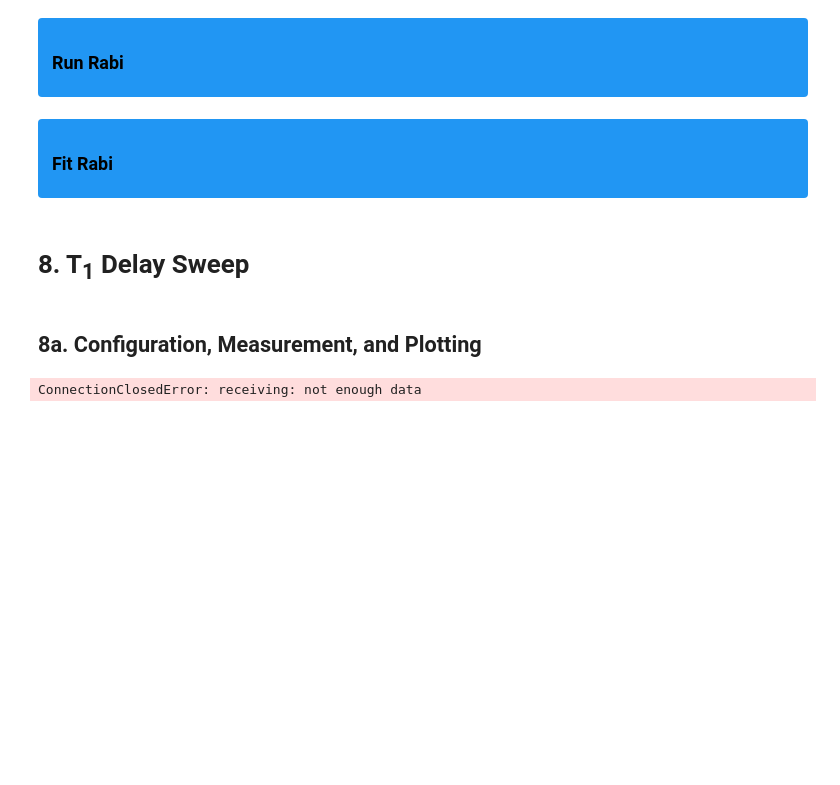
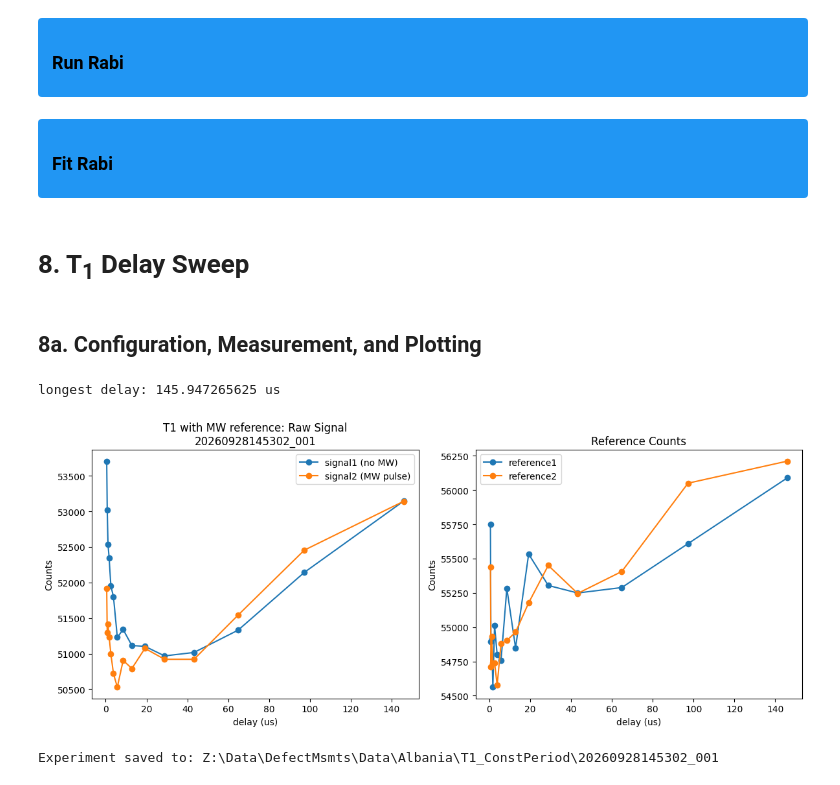
Before and after one commit to jeree-m/qick-dawg, a Jupyter notebook: jupyter_notebooks/ODMR_Rabi_T1.ipynb, the cells around one changed output. Cells and saved outputs as stored; diff of their text form; code cells hidden in the pictures; blank space fills up the shorter version.

```diff
--- a/jupyter_notebooks/ODMR_Rabi_T1.ipynb
+++ b/jupyter_notebooks/ODMR_Rabi_T1.ipynb
@@ -616,12 +727,12 @@ config = copy(default_config)
 # ---- Experimental Parameters (knobs) ----
 laser_power = 70
 mw_gain = 4000
-resonance_fMHz = 2080        # set to your ODMR dip center
+resonance_fMHz = 2840
 mw_pulse_tns = 3000          # long saturating pulse, no Rabi needed
 delay_start_tus = 0.5
-delay_stop_tus = 65
-scaling_factor = '5/4'
-reps = 200000
+delay_stop_tus = 100
+scaling_factor = '3/2'
+reps = 500000
 
 # ---- Setup ----
 SetPower(laser_power)
@@ -631,12 +742,12 @@ config.mw_fMHz = resonance_fMHz
 config.mw_pi2_tns = mw_pulse_tns / 2   # code plays 2 x pi2 back to back
 
 config.pre_init = True
-config.relax_delay_treg = 6150
+config.relax_delay_treg = 400
 config.laser_on_tus = 15
-config.readout_integration_tus = 2
-config.readout_reference_start_tus = 12
+config.readout_integration_tns = 50
+config.readout_reference_start_tus = 10
 config.mw_readout_delay_treg = 35
-config.laser_readout_offset_treg = 206
+config.laser_readout_offset_treg = 140
 
 config.add_exponential_sweep('delay', 'tus', start=delay_start_tus, stop=delay_stop_tus, scaling_factor=scaling_factor)
 config.reps = reps
@@ -664,8 +775,8 @@ params = {
     "scaling_factor": scaling_factor,
     "relax_delay_treg": config.relax_delay_treg,
     "laser_on_tus": config.laser_on_tus,
-    "readout_integration_tus": config.readout_integration_tus,
-    "readout_reference_start_tus": config.readout_reference_start_tus,
+    "readout_integration_tns": config.readout_integration_tns,
+    "readout_reference_start_tns": config.readout_reference_start_tns,
     "mw_readout_delay_treg": config.mw_readout_delay_treg,
     "laser_readout_offset_treg": config.laser_readout_offset_treg,
 }
@@ -677,31 +788,33 @@ np.savez(
     delay_us=t,
     signal1=d.signal1,
     signal2=d.signal2,
     reference1=d.reference1,
     reference2=d.reference2,
 )
 
 # ---- Plot raw ----
 fig, axes = plt.subplots(1, 2, figsize=(12, 5))
 
 axes[0].plot(t, d.signal1, 'o-', label='signal1 (no MW)')
 axes[0].plot(t, d.signal2, 'o-', label='signal2 (MW pulse)')
 axes[0].set_xlabel('delay (us)')
 axes[0].set_ylabel('Counts')
 axes[0].set_title(f'T1 with MW reference: Raw Signal\n{experiment_id}')
 axes[0].legend()
 
 axes[1].plot(t, d.reference1, 'o-', label='reference1')
 axes[1].plot(t, d.reference2, 'o-', label='reference2')
 axes[1].set_xlabel('delay (us)')
 axes[1].set_ylabel('Counts')
 axes[1].set_title('Reference Counts')
 axes[1].legend()
 
 plt.tight_layout()
 fig.savefig(experiment_folder / "t1_mwref_raw.png", dpi=300, bbox_inches="tight")
 plt.show()
 
 print(f"Experiment saved to: {experiment_folder}")
 # %% [output]
-ConnectionClosedError: receiving: not enough data
+longest delay: 145.947265625 us
+[figure, added]
+Experiment saved to: Z:\Data\DefectMsmts\Data\Albania\T1_ConstPeriod\20260928145302_001
```
Also changed, not shown: parts of 8 cells of this notebook, 2 other files.
